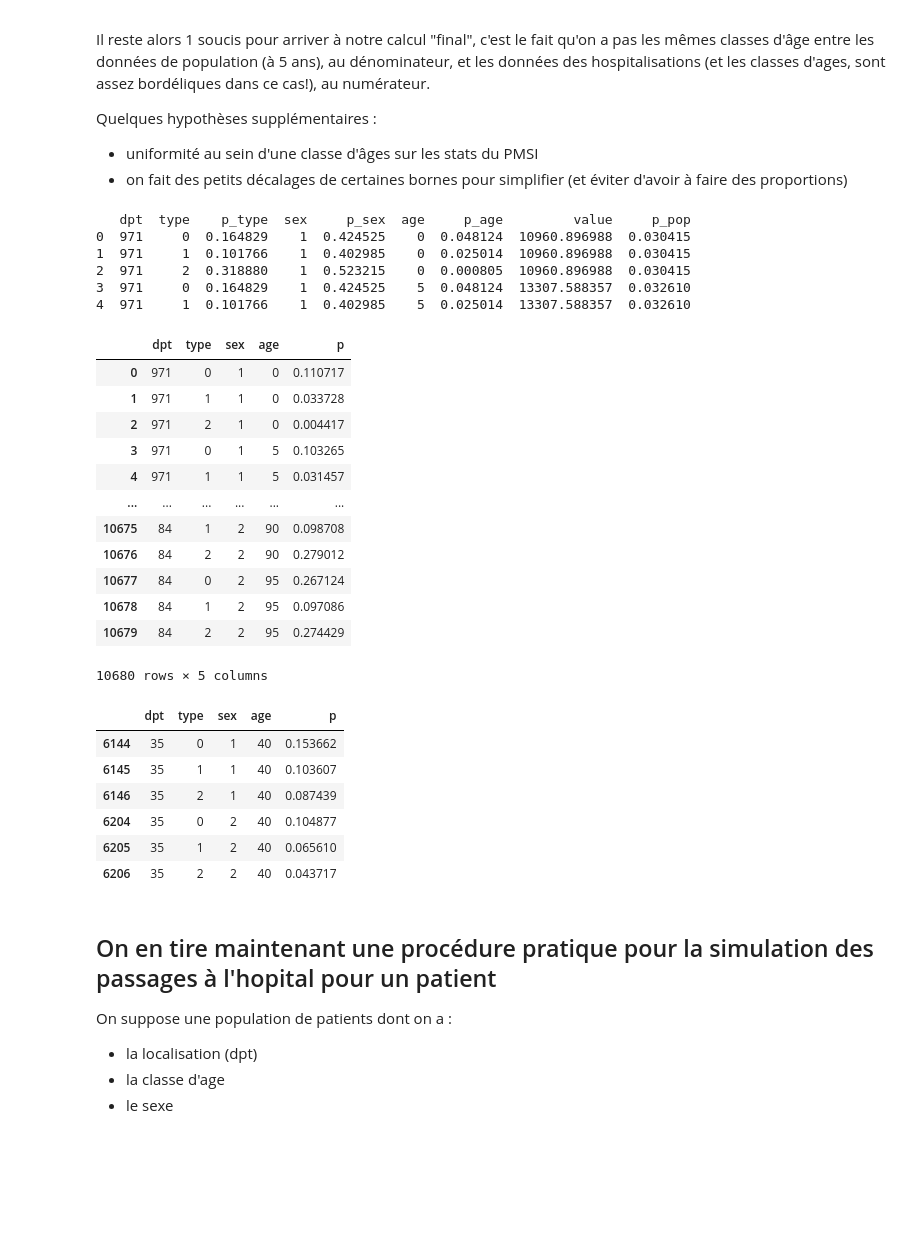
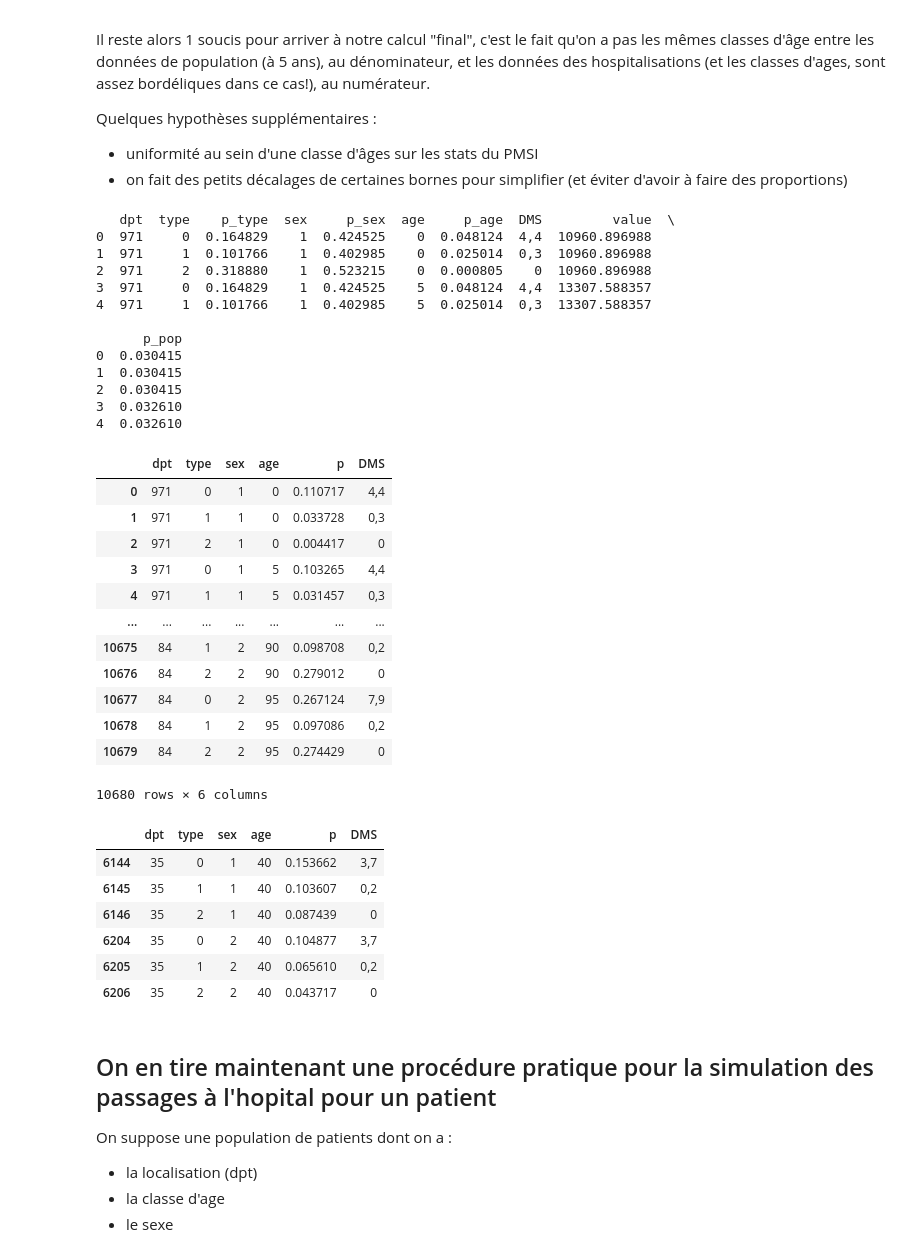
Before and after one commit to tguyet/medtrajectory_datagen, a Jupyter notebook: Data_Analysis/Hospitalisations.ipynb, the cells around one changed output. Cells and saved outputs as stored; diff of their text form; code cells hidden in the pictures; blank space fills up the shorter version.

```diff
--- a/Data_Analysis/Hospitalisations.ipynb
+++ b/Data_Analysis/Hospitalisations.ipynb
@@ -421,53 +421,60 @@ p_agerefined_sejdpt.rename(columns={0:'dpt',1:'type',2:'age',3:'p',4:'DMS'},inpl
 # %%
 # on extrait les termes du numérateur dans une seule et même matrice
 merge=pd.merge( p_sejtype_dpt[['dpt','type','p']], p_sex_sejdpt[['dpt','sex','type','p']], on=['dpt','type'], suffixes=('_type','_sex') )
-merge=pd.merge( merge, p_agerefined_sejdpt[['dpt','type','age','p']], on=['dpt','type'] )
+merge=pd.merge( merge, p_agerefined_sejdpt[['dpt','type','age','p', 'DMS']], on=['dpt','type'] )
 merge.rename( columns={'p':'p_age'},inplace=True )
 
 # puis on ajoute aussi le dénominateur
 merge['dpt']=merge['dpt'].str.replace("02B","2B")
 merge['dpt']=merge['dpt'].str.replace("02A","2A")
 pop_AS_D['sex']=pop_AS_D['sex'].astype(int)
 
 merge=pd.merge( merge, pop_AS_D, on=['dpt','sex','age'] )
 merge.rename( columns={'p':'p_pop'},inplace=True )
 
 print(merge.head())
 
 #on fait le calcul
 merge['p'] = merge['p_age']*merge['p_sex']*merge['p_type']/merge['p_pop']
-p_hosp=merge[['dpt','type','sex','age','p']]
+p_hosp=merge[['dpt','type','sex','age','p','DMS']]
 p_hosp
 # %% [output]
-   dpt  type    p_type  sex     p_sex  age     p_age         value     p_pop
-0  971     0  0.164829    1  0.424525    0  0.048124  10960.896988  0.030415
-1  971     1  0.101766    1  0.402985    0  0.025014  10960.896988  0.030415
-2  971     2  0.318880    1  0.523215    0  0.000805  10960.896988  0.030415
-3  971     0  0.164829    1  0.424525    5  0.048124  13307.588357  0.032610
-4  971     1  0.101766    1  0.402985    5  0.025014  13307.588357  0.032610
+   dpt  type    p_type  sex     p_sex  age     p_age  DMS         value  \
+0  971     0  0.164829    1  0.424525    0  0.048124  4,4  10960.896988
+1  971     1  0.101766    1  0.402985    0  0.025014  0,3  10960.896988
+2  971     2  0.318880    1  0.523215    0  0.000805    0  10960.896988
+3  971     0  0.164829    1  0.424525    5  0.048124  4,4  13307.588357
+4  971     1  0.101766    1  0.402985    5  0.025014  0,3  13307.588357
+
+      p_pop
+0  0.030415
+1  0.030415
+2  0.030415
+3  0.032610
+4  0.032610
-|  | dpt | type | sex | age | p |
-| 0 | 971 | 0 | 1 | 0 | 0.110717 |
-| 1 | 971 | 1 | 1 | 0 | 0.033728 |
-| 2 | 971 | 2 | 1 | 0 | 0.004417 |
-| 3 | 971 | 0 | 1 | 5 | 0.103265 |
-| 4 | 971 | 1 | 1 | 5 | 0.031457 |
-| ... | ... | ... | ... | ... | ... |
-| 10675 | 84 | 1 | 2 | 90 | 0.098708 |
-| 10676 | 84 | 2 | 2 | 90 | 0.279012 |
-| 10677 | 84 | 0 | 2 | 95 | 0.267124 |
-| 10678 | 84 | 1 | 2 | 95 | 0.097086 |
-| 10679 | 84 | 2 | 2 | 95 | 0.274429 |
+|  | dpt | type | sex | age | p | DMS |
+| 0 | 971 | 0 | 1 | 0 | 0.110717 | 4,4 |
+| 1 | 971 | 1 | 1 | 0 | 0.033728 | 0,3 |
+| 2 | 971 | 2 | 1 | 0 | 0.004417 | 0 |
+| 3 | 971 | 0 | 1 | 5 | 0.103265 | 4,4 |
+| 4 | 971 | 1 | 1 | 5 | 0.031457 | 0,3 |
+| ... | ... | ... | ... | ... | ... | ... |
+| 10675 | 84 | 1 | 2 | 90 | 0.098708 | 0,2 |
+| 10676 | 84 | 2 | 2 | 90 | 0.279012 | 0 |
+| 10677 | 84 | 0 | 2 | 95 | 0.267124 | 7,9 |
+| 10678 | 84 | 1 | 2 | 95 | 0.097086 | 0,2 |
+| 10679 | 84 | 2 | 2 | 95 | 0.274429 | 0 |
-10680 rows × 5 columns
+10680 rows × 6 columns
 # %%
 p_hosp[(p_hosp['dpt']=="35") & (p_hosp['age']==40) ]
 # %% [output]
-|  | dpt | type | sex | age | p |
-| 6144 | 35 | 0 | 1 | 40 | 0.153662 |
-| 6145 | 35 | 1 | 1 | 40 | 0.103607 |
-| 6146 | 35 | 2 | 1 | 40 | 0.087439 |
-| 6204 | 35 | 0 | 2 | 40 | 0.104877 |
-| 6205 | 35 | 1 | 2 | 40 | 0.065610 |
-| 6206 | 35 | 2 | 2 | 40 | 0.043717 |
+|  | dpt | type | sex | age | p | DMS |
+| 6144 | 35 | 0 | 1 | 40 | 0.153662 | 3,7 |
+| 6145 | 35 | 1 | 1 | 40 | 0.103607 | 0,2 |
+| 6146 | 35 | 2 | 1 | 40 | 0.087439 | 0 |
+| 6204 | 35 | 0 | 2 | 40 | 0.104877 | 3,7 |
+| 6205 | 35 | 1 | 2 | 40 | 0.065610 | 0,2 |
+| 6206 | 35 | 2 | 2 | 40 | 0.043717 | 0 |
 # %%
 #on sauvegarde cela
 p_hosp.to_csv("p_host.csv")
```
Also changed, not shown: parts of 10 cells of this notebook, 1 other file.
